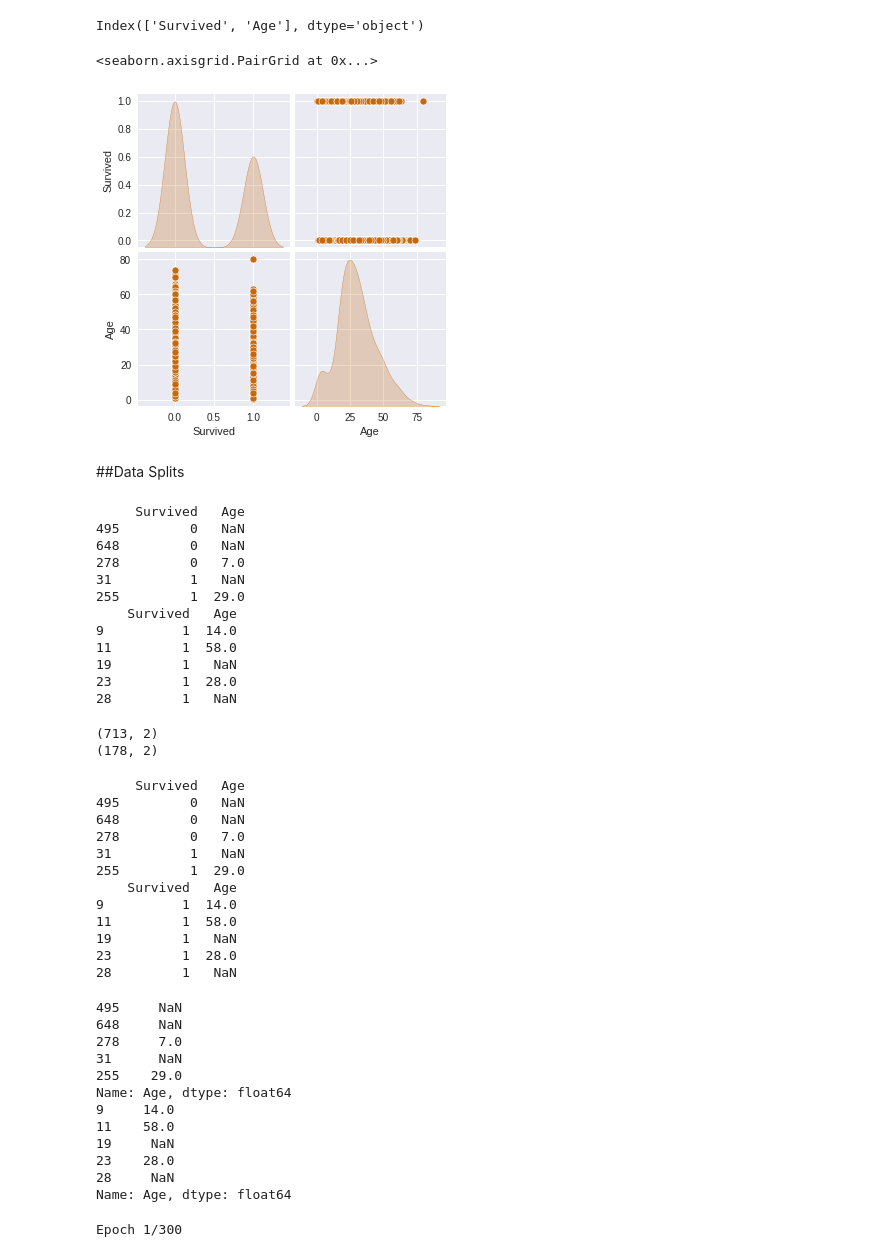
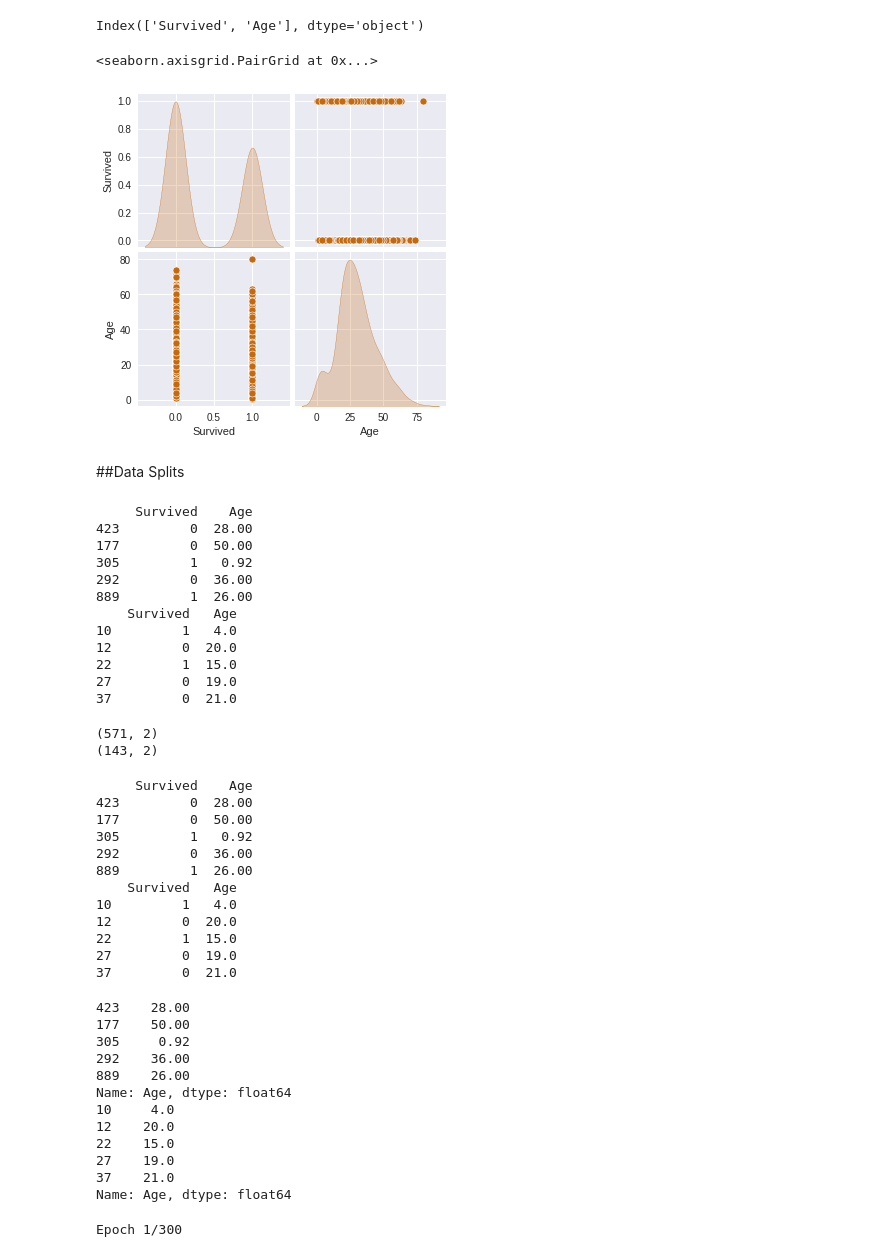
Before and after one commit to sarthakpant772/MLnow_2.0, a Jupyter notebook: tytanci1.ipynb, the cells around one changed output. Drawn from its saved outputs; the diff is of its cells as text; code cells hidden in the pictures.

```diff
--- a/tytanci1.ipynb
+++ b/tytanci1.ipynb
@@ -82,14 +82,15 @@ unitytanic_data.columns
 # %% [output]
 Index(['Survived', 'Age'], dtype='object')
 # %%
+unitytanic_data=unitytanic_data.dropna()
 sns.pairplot(unitytanic_data,
             x_vars=['Survived','Age'],
             y_vars=['Survived','Age'],
              diag_kind='kde'
              )
 # %% [output]
 <seaborn.axisgrid.PairGrid at 0x...>
-[figure, old version]
+[figure, new version]
 # %% [markdown]
 ##Data Splits
 # %%
@@ -98,24 +99,24 @@ testDataset=unitytanic_data.drop(trainDataset.index)
 print(trainDataset.head())
 print(testDataset.head())
 # %% [output]
-     Survived   Age
-495         0   NaN
-648         0   NaN
-278         0   7.0
-31          1   NaN
-255         1  29.0
+     Survived    Age
+423         0  28.00
+177         0  50.00
+305         1   0.92
+292         0  36.00
+889         1  26.00
     Survived   Age
-9          1  14.0
-11         1  58.0
-19         1   NaN
-23         1  28.0
-28         1   NaN
+10         1   4.0
+12         0  20.0
+22         1  15.0
+27         0  19.0
+37         0  21.0
 # %%
 print(trainDataset.shape)
 print(testDataset.shape)
 # %% [output]
-(713, 2)
-(178, 2)
+(571, 2)
+(143, 2)
 # %%
 trainFeatures=trainDataset.copy()
 testFeatures=testDataset.copy()
@@ -123,36 +124,37 @@ testFeatures=testDataset.copy()
 print(trainFeatures.head())
 print(testFeatures.head())
 # %% [output]
-     Survived   Age
-495         0   NaN
-648         0   NaN
-278         0   7.0
-31          1   NaN
-255         1  29.0
+     Survived    Age
+423         0  28.00
+177         0  50.00
+305         1   0.92
+292         0  36.00
+889         1  26.00
     Survived   Age
-9          1  14.0
-11         1  58.0
-19         1   NaN
-23         1  28.0
-28         1   NaN
+10         1   4.0
+12         0  20.0
+22         1  15.0
+27         0  19.0
+37         0  21.0
 # %%
 trainLabels = trainFeatures.pop('Age')
 testLabels = testFeatures.pop('Age')
 
+
 print(trainLabels.head())
 print(testLabels.head())
 # %% [output]
-495     NaN
-648     NaN
-278     7.0
-31      NaN
-255    29.0
+423    28.00
+177    50.00
+305     0.92
+292    36.00
+889    26.00
 Name: Age, dtype: float64
-9     14.0
-11    58.0
-19     NaN
-23    28.0
-28     NaN
+10     4.0
+12    20.0
+22    15.0
+27    19.0
+37    21.0
 Name: Age, dtype: float64
 # %%
 model = tf.keras.Sequential([tf.keras.layers.Dense(1)])
```
Also changed, not shown: parts of 1 cell of this notebook.
